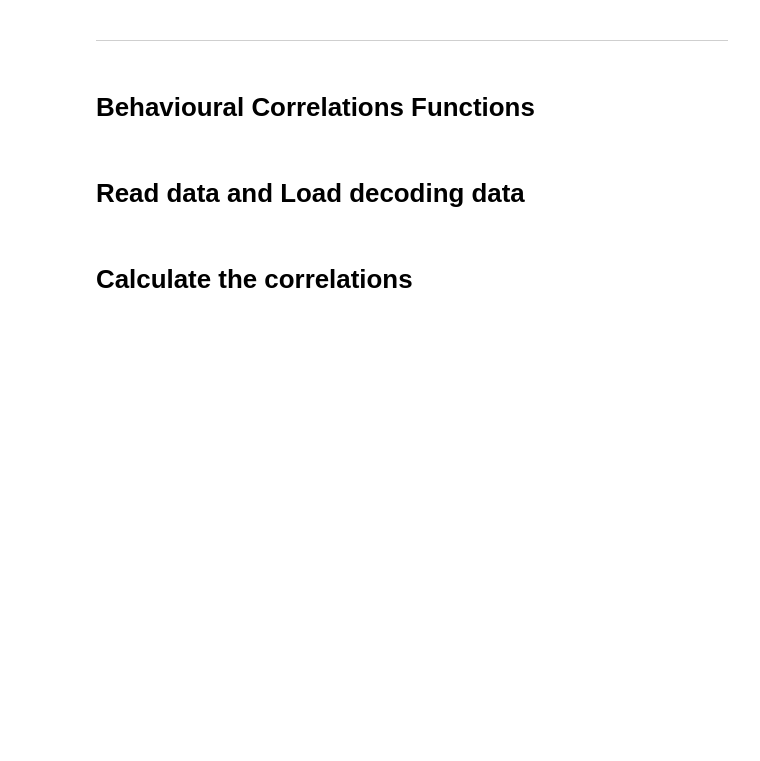
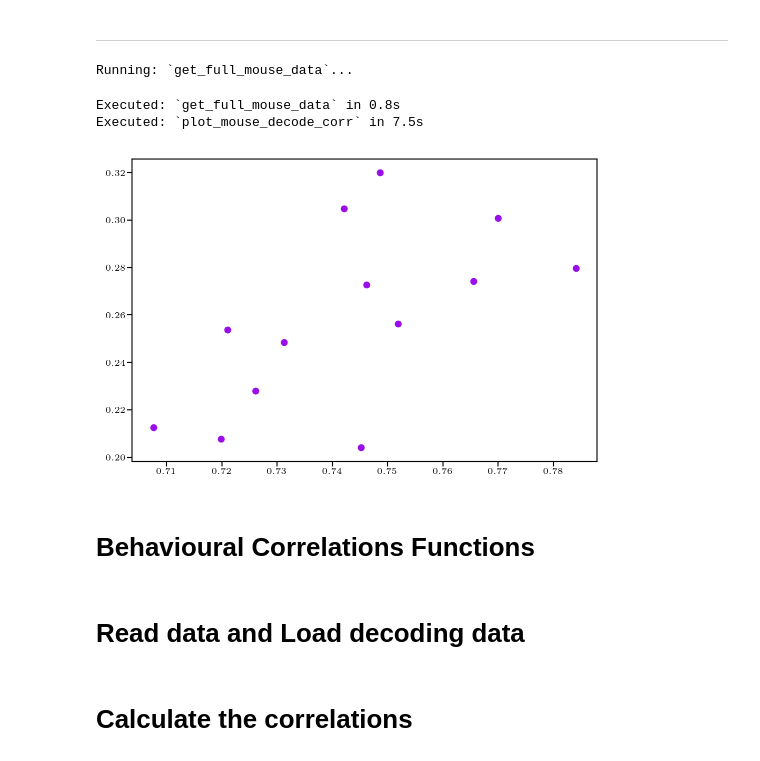
Before and after one commit to AtMostafa/multi-animal-alignment, a Jupyter notebook: paper/S2-decode-behav-corr.ipynb, the cells around one changed output. Drawn from its saved outputs; the diff is of its cells as text; code cells hidden in the pictures; blank space fills up the shorter version.

Commit message:
fixed mouse decode

```diff
--- a/paper/S2-decode-behav-corr.ipynb
+++ b/paper/S2-decode-behav-corr.ipynb
@@ -168,6 +201,11 @@ def plot_mouse_decode_corr(ax, AllDFs):
         y_score = defs.custom_r2_func(Y_test_y, reg_y.predict(V))
         z_score = defs.custom_r2_func(Y_test_z, reg_z.predict(V))
         reg_scores_across.append((id1,testId,(x_score,y_score,z_score)))
+    pop_score_across = []
+    for _,_,scores in reg_scores_across:
+        pop_score_across.append(np.mean(scores))
+    pop_score_across = np.array(pop_score_across)
+
 
     corr_mice=[]
     for i, (id1, testId) in enumerate(pairIndex_across):
@@ -180,6 +218,30 @@ def plot_mouse_decode_corr(ax, AllDFs):
 
     #plotting
     ax.scatter(corr_mice[:,1],corr_mice[:,0],color=params.colors.MousePts, label='Mice', zorder=1)
+# %%
+if "__file__" not in dir():
+    plt.close('all')
+    set_rc()
+    fig=plt.figure(dpi=100)
+    ax = fig.add_subplot()
+
+    # allDFs_MCx, _ = get_full_monkey_data()
+    allDFs_M1, _ = get_full_mouse_data()
+
+
+    plot_mouse_decode_corr(ax, allDFs_M1)
+    # plot_monkey_cca_corr(ax, allDFs_MCx[10:15])
+
+
+    plt.show()
+# %% [output]
+Running: `get_full_mouse_data`...
+Executed: `get_full_mouse_data` in 0.8s
+Executed: `plot_mouse_decode_corr` in 7.5s
+# %%
+fig
+# %% [output]
+[figure, added]
 # %% [markdown]
 # Behavioural Correlations Functions
 # %%
```
Also changed, not shown: parts of 2 cells of this notebook.
